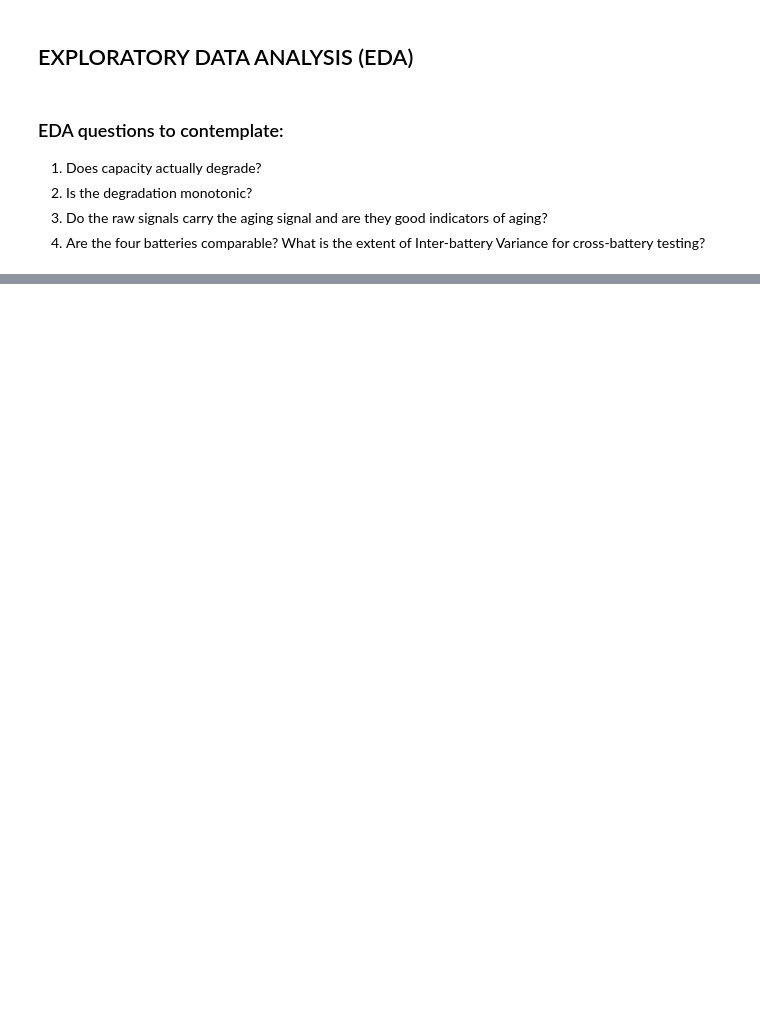
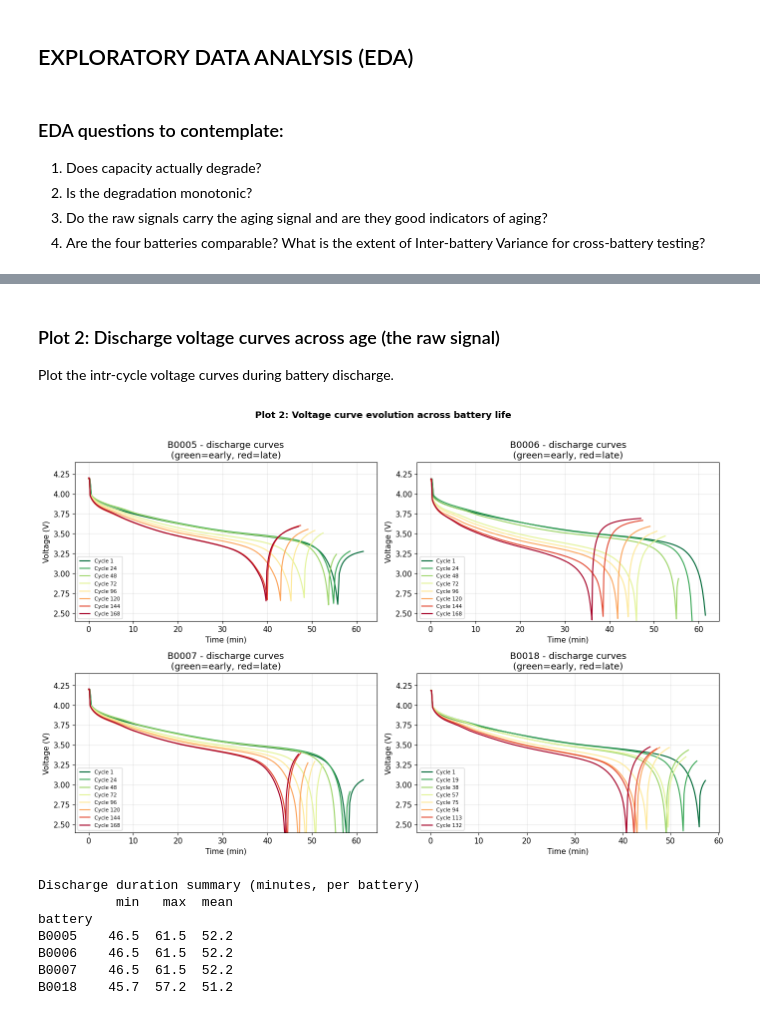
Before and after one commit to adithyaprasadsv/battery-soh-ml, a Jupyter notebook: battery_soh_script.ipynb, the cells around one changed output, grey strips where cells are left out. Saved outputs shown, nothing was run; the diff lists cells and outputs as text; code cells hidden in the pictures; blank space fills up the shorter version.

Commit message:
Update Data Understanding

```diff
--- a/battery_soh_script.ipynb
+++ b/battery_soh_script.ipynb
@@ -575,0 +276,58 @@ If all four hold, the feature engineering choices in Bucket 3 are fully justifie
+# %% [markdown]
+### Plot 2: Discharge voltage curves across age (the raw signal)
+Plot the intr-cycle voltage curves during battery discharge.
+# %%
+fig, axes = plt.subplots(2, 2, figsize=(14, 9))
+axes = axes.flatten()
+
+for idx, bat in enumerate(BATTERIES):
+    ax = axes[idx]
+    sub = raw_df[raw_df["battery"] == bat]
+    n_cycles = sub["cycle"].nunique()
+
+    # Sample 8 representative cycles spread across the battery's life
+    sample_cycles = np.linspace(1, n_cycles, 8, dtype=int)
+    cmap = cm.get_cmap("RdYlGn_r", len(sample_cycles))
+
+    for i, cyc in enumerate(sample_cycles):
+        cyc_data = sub[sub["cycle"] == cyc].sort_values("Time")
+        ax.plot(
+            cyc_data["Time"] / 60,          # in minutes
+            cyc_data["Voltage_measured"],
+            color=cmap(i), linewidth=1.6,
+            label=f"Cycle {cyc}"
+        )
+
+    ax.set_xlabel("Time (min)")
+    ax.set_ylabel("Voltage (V)")
+    ax.set_title(f"{bat} - discharge curves\n(green=early, red=late)")
+    ax.legend(fontsize=7.5, loc="lower left")
+    ax.set_ylim(2.4, 4.4)
+
+plt.suptitle("Plot 2: Voltage curve evolution across battery life", fontweight="bold", y=1.01)
+plt.tight_layout()
+plt.savefig("./assets/plot2_voltage_curves.png", dpi=150, bbox_inches="tight")
+plt.show()
+
+print("Discharge duration summary (minutes, per battery)")
+duration_df = (
+    raw_df.groupby(["battery","cycle"])["Time"]
+    .max()
+    .reset_index()
+    .rename(columns={"Time": "duration_s"})
+)
+duration_df["duration_min"] = duration_df["duration_s"] / 60
+print(
+    duration_df.groupby("battery")["duration_min"]
+    .agg(["min","max","mean"])
+    .round(1)
+)
+# %% [output]
+[figure, added]
+Discharge duration summary (minutes, per battery)
+          min   max  mean
+battery
+B0005    46.5  61.5  52.2
+B0006    46.5  61.5  52.2
+B0007    46.5  61.5  52.2
+B0018    45.7  57.2  51.2
```
Also changed, not shown: parts of 54 cells of this notebook, 6 other files.
